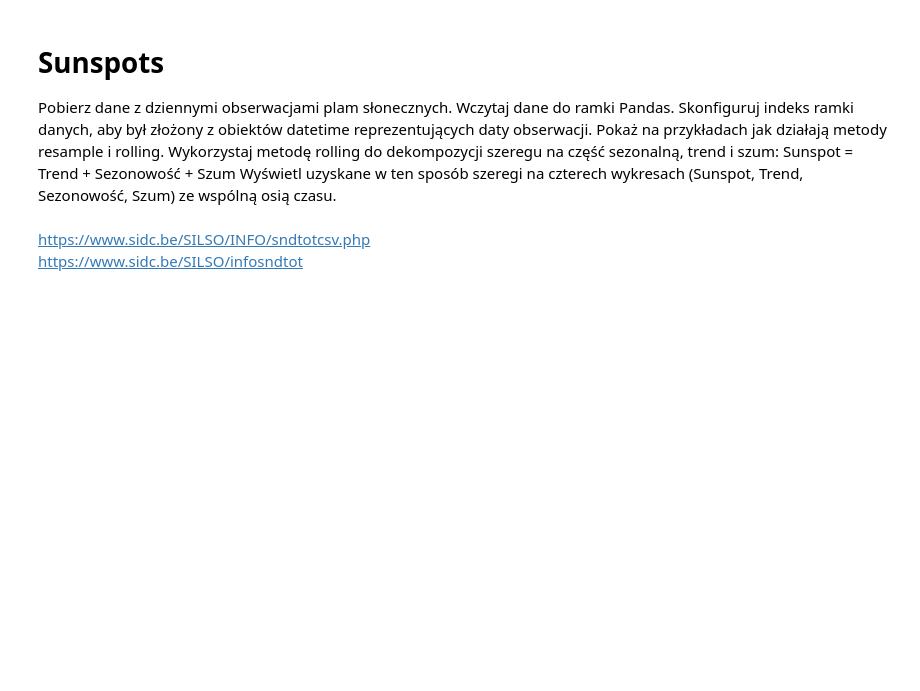
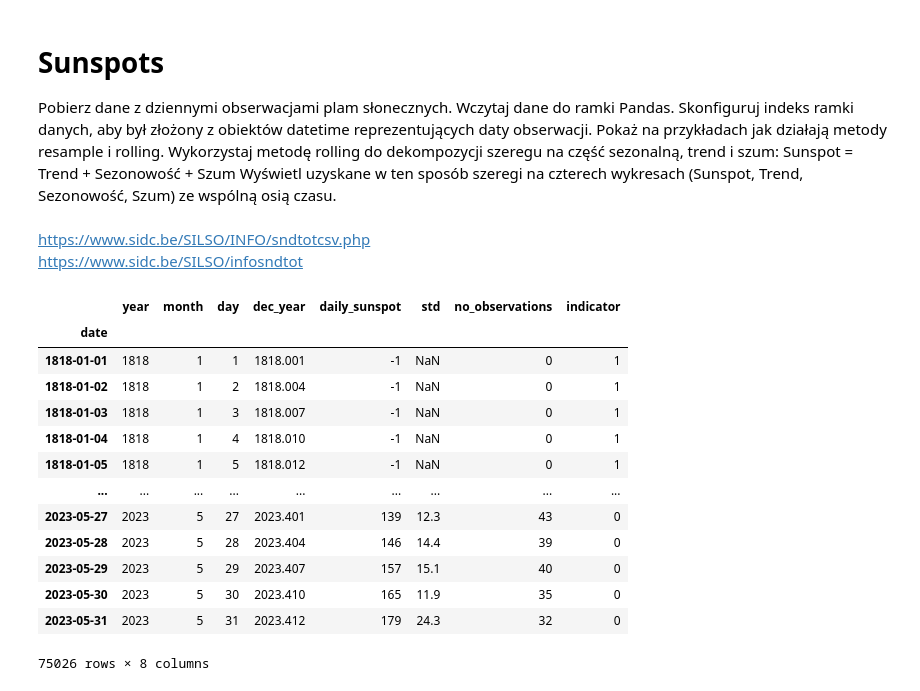
Before and after one commit to yaaqbp/biblioteki_pythona, a Jupyter notebook: 4.ipynb, the cells around one changed output. Saved outputs shown, nothing was run; the diff lists cells and outputs as text; code cells hidden in the pictures; blank space fills up the shorter version.

```diff
--- a/4.ipynb
+++ b/4.ipynb
@@ -29,0 +23,17 @@ residuals = sunspot_series - rolling_mean
+# %%
+df
+# %% [output]
+|  | year | month | day | dec_year | daily_sunspot | std | no_observations | indicator |
+| date |  |  |  |  |  |  |  |  |
+| 1818-01-01 | 1818 | 1 | 1 | 1818.001 | -1 | NaN | 0 | 1 |
+| 1818-01-02 | 1818 | 1 | 2 | 1818.004 | -1 | NaN | 0 | 1 |
+| 1818-01-03 | 1818 | 1 | 3 | 1818.007 | -1 | NaN | 0 | 1 |
+| 1818-01-04 | 1818 | 1 | 4 | 1818.010 | -1 | NaN | 0 | 1 |
+| 1818-01-05 | 1818 | 1 | 5 | 1818.012 | -1 | NaN | 0 | 1 |
+| ... | ... | ... | ... | ... | ... | ... | ... | ... |
+| 2023-05-27 | 2023 | 5 | 27 | 2023.401 | 139 | 12.3 | 43 | 0 |
+| 2023-05-28 | 2023 | 5 | 28 | 2023.404 | 146 | 14.4 | 39 | 0 |
+| 2023-05-29 | 2023 | 5 | 29 | 2023.407 | 157 | 15.1 | 40 | 0 |
+| 2023-05-30 | 2023 | 5 | 30 | 2023.410 | 165 | 11.9 | 35 | 0 |
+| 2023-05-31 | 2023 | 5 | 31 | 2023.412 | 179 | 24.3 | 32 | 0 |
+75026 rows × 8 columns
```
Also changed, not shown: parts of 6 cells of this notebook.
